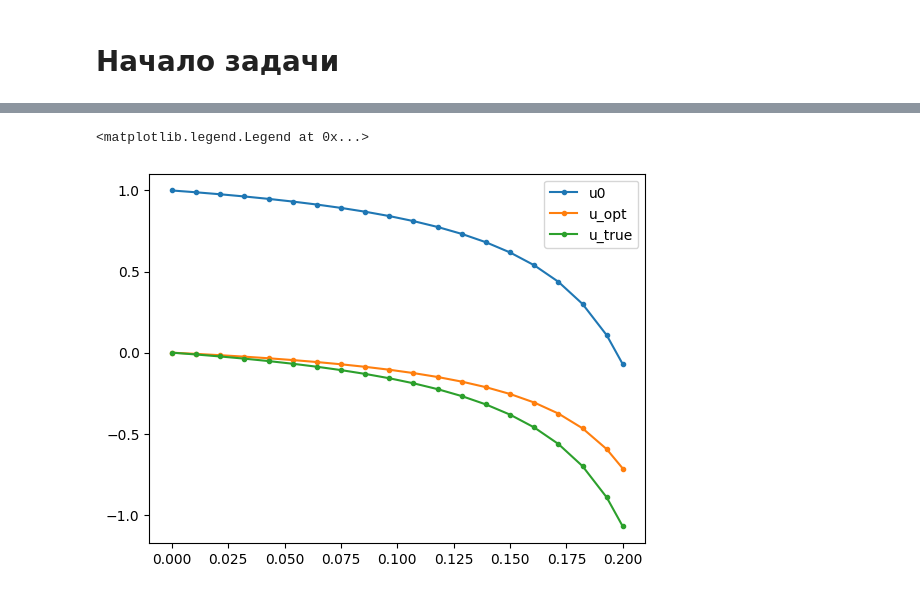
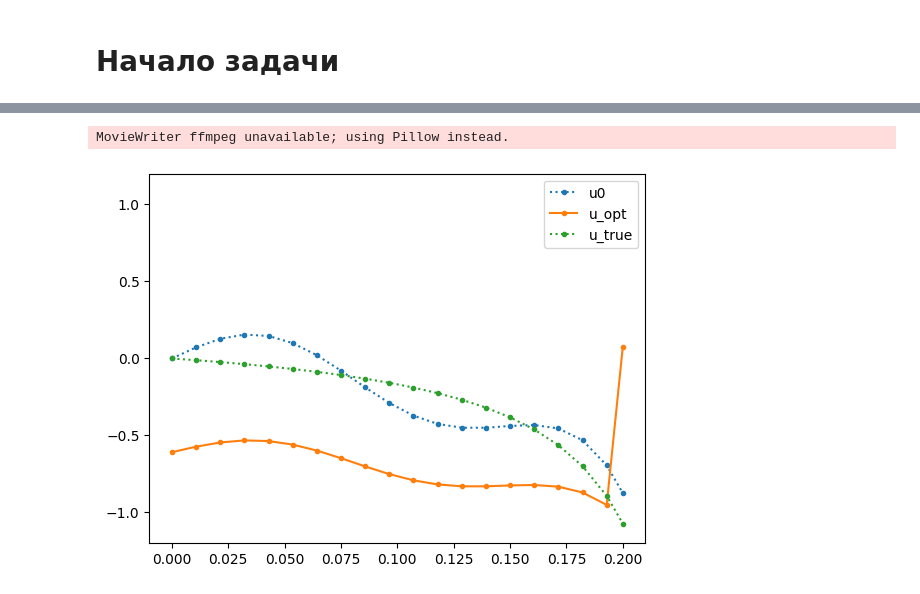
Before and after one commit to Dann38/model_rectification_column, a Jupyter notebook: Untitled.ipynb, the cells around one changed output, grey strips where cells are left out. Saved outputs shown, nothing was run; the diff lists cells and outputs as text; code cells hidden in the pictures.

```diff
--- a/Untitled.ipynb
+++ b/Untitled.ipynb
@@ -513,8 +536,8 @@ array([0.32437748, 0.43990581, 0.79013326, 0.6138078 , 0.81466067,
 # Первое приближение ===============================================
 t_h = get_t_h(mesh)
 # uk_0 = np.random.random(len(t_h))
-# G22_0 = lambda t: np.interp(t, t_h, uk_0)
-G22_0 = lambda t: 1+ G22_true(t)
+G22_0 = lambda t: G22_true(t)+np.sin(t*40)/5
+# G22_0 = lambda t: G22_true(t)+1
 G21_0 = lambda t:  - G22_0(t)
 hyp_problem.set_G([[G11, G12], [G21_0, G22_0]])
 
@@ -605,12 +616,25 @@ dy:0.003251133153810315
 # %%
-g2 = [hyp_problem.G22(ti) for ti in t_h]
+
+import matplotlib.animation as animation
+
+fig, ax = plt.subplots()
+
+
 g3 = [G22_true(ti) for ti in t_h]
-plt.plot(t_h, g1, ".-")
-plt.plot(t_h, g2, ".-")
-plt.plot(t_h, g3, ".-")
 
+plot_1 = plt.plot(t_h, g1, ".:")
+plot_2  = plt.plot(t_h, G2[0], ".-")[0]
+plot_3 = plt.plot(t_h, g3, ".:")
 plt.legend(["u0", "u_opt", "u_true"])
+
+def update(frame):
+    plot_2.set_ydata(G2[frame])
+    return  plot_2
+
+plt.ylim([-1.2, 1.2])
+ani = animation.FuncAnimation(fig=fig, func=update, frames=len(G2), interval=300)
+ani.save("anim.gif")
 # %% [output]
-<matplotlib.legend.Legend at 0x...>
+MovieWriter ffmpeg unavailable; using Pillow instead.
-[figure, old version]
+[figure, new version]
 # %%
```
Also changed, not shown: parts of 8 cells of this notebook, 2 other files.
